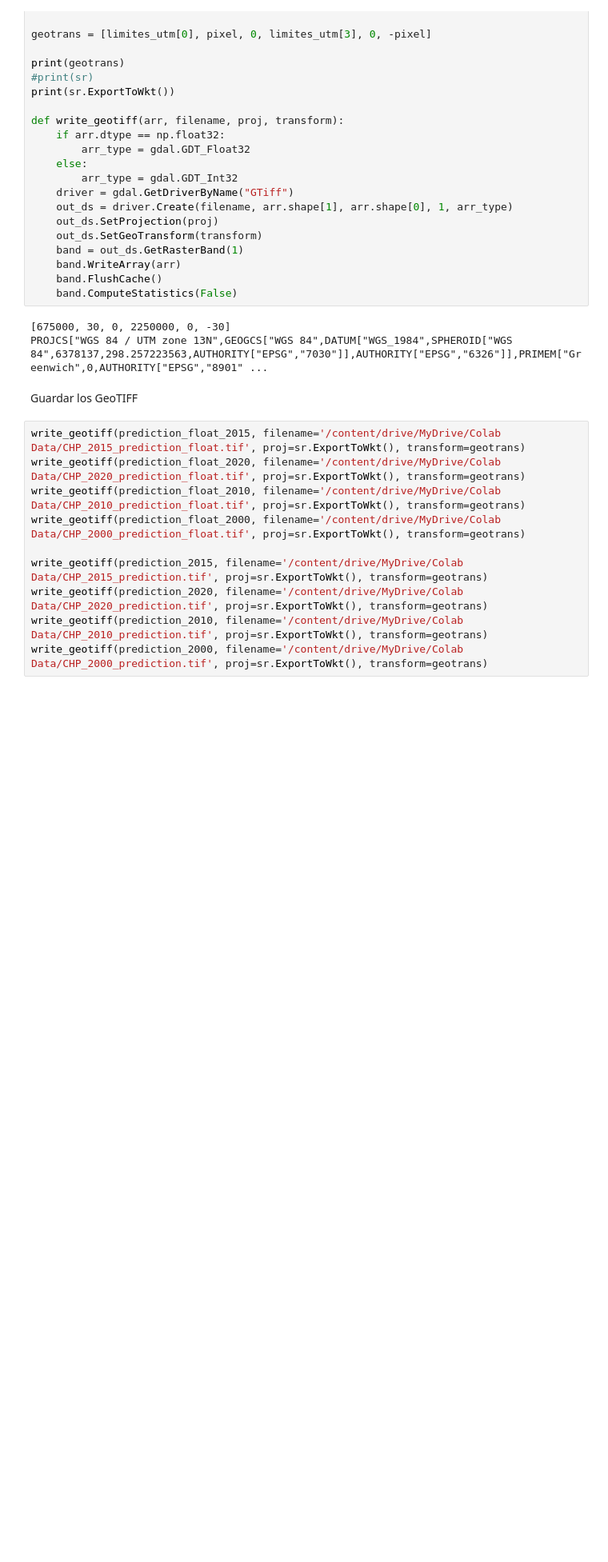
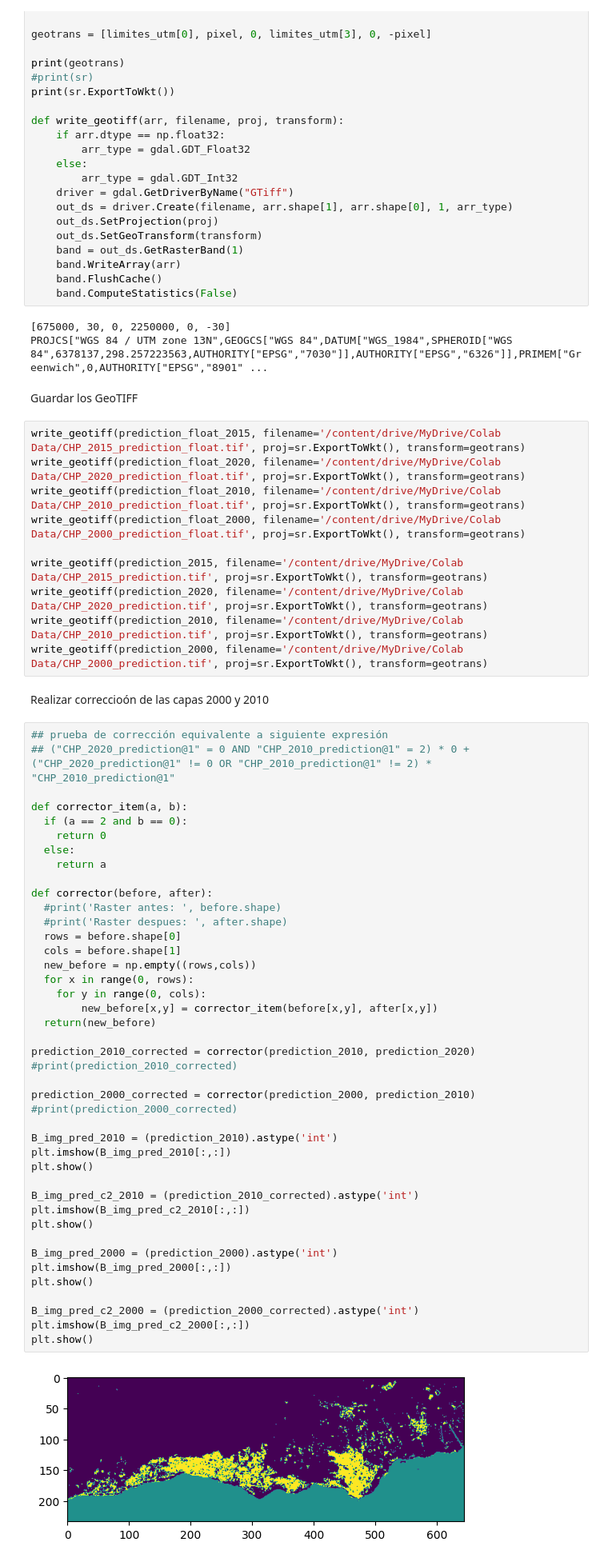
Before and after one commit to vshalisko/GEE, a Jupyter notebook: Colab/CHP_open_save_numpy_geotiff.ipynb, the cells around one changed output. Shown at 80% size. Drawn from its saved outputs; the diff is of its cells as text; blank space fills up the shorter version.

```diff
--- a/Colab/CHP_open_save_numpy_geotiff.ipynb
+++ b/Colab/CHP_open_save_numpy_geotiff.ipynb
@@ -127,3 +127,49 @@ write_geotiff(prediction_2015, filename='/content/drive/MyDrive/Colab Data/CHP_2
 write_geotiff(prediction_2020, filename='/content/drive/MyDrive/Colab Data/CHP_2020_prediction.tif', proj=sr.ExportToWkt(), transform=geotrans)
 write_geotiff(prediction_2010, filename='/content/drive/MyDrive/Colab Data/CHP_2010_prediction.tif', proj=sr.ExportToWkt(), transform=geotrans)
 write_geotiff(prediction_2000, filename='/content/drive/MyDrive/Colab Data/CHP_2000_prediction.tif', proj=sr.ExportToWkt(), transform=geotrans)
+# %% [markdown]
+Realizar correccioón de las capas 2000 y 2010
+# %%
+## prueba de corrección equivalente a siguiente expresión
+## ("CHP_2020_prediction@1" = 0 AND "CHP_2010_prediction@1" = 2) * 0 + ("CHP_2020_prediction@1" != 0 OR "CHP_2010_prediction@1" != 2) * "CHP_2010_prediction@1"
+
+def corrector_item(a, b):
+  if (a == 2 and b == 0):
+    return 0
+  else:
+    return a
+
+def corrector(before, after):
+  #print('Raster antes: ', before.shape)
+  #print('Raster despues: ', after.shape)
+  rows = before.shape[0]
+  cols = before.shape[1]
+  new_before = np.empty((rows,cols))
+  for x in range(0, rows):
+    for y in range(0, cols):
+        new_before[x,y] = corrector_item(before[x,y], after[x,y])
+  return(new_before)
+
+prediction_2010_corrected = corrector(prediction_2010, prediction_2020)
+#print(prediction_2010_corrected)
+
+prediction_2000_corrected = corrector(prediction_2000, prediction_2010)
+#print(prediction_2000_corrected)
+
+B_img_pred_2010 = (prediction_2010).astype('int')
+plt.imshow(B_img_pred_2010[:,:])
+plt.show()
+
+B_img_pred_c2_2010 = (prediction_2010_corrected).astype('int')
+plt.imshow(B_img_pred_c2_2010[:,:])
+plt.show()
+
+B_img_pred_2000 = (prediction_2000).astype('int')
+plt.imshow(B_img_pred_2000[:,:])
+plt.show()
+
+B_img_pred_c2_2000 = (prediction_2000_corrected).astype('int')
+plt.imshow(B_img_pred_c2_2000[:,:])
+plt.show()
+# %% [output]
+[figure, added]
```
Also changed, not shown: parts of 5 cells of this notebook.
